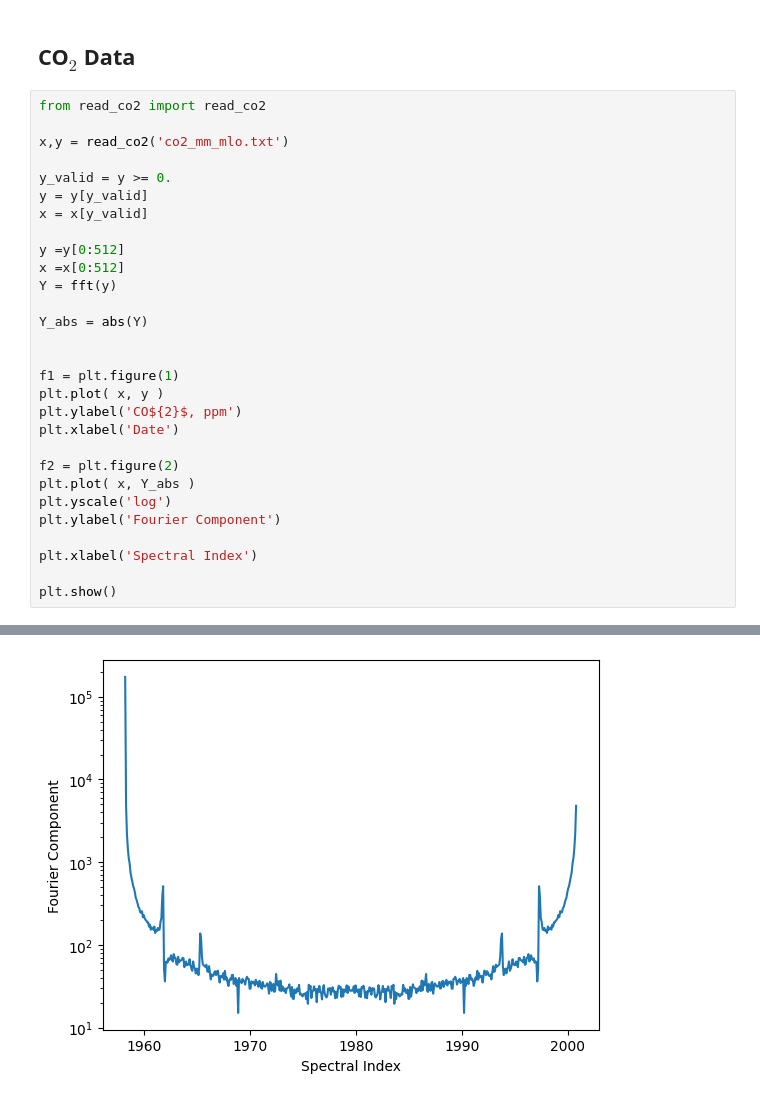
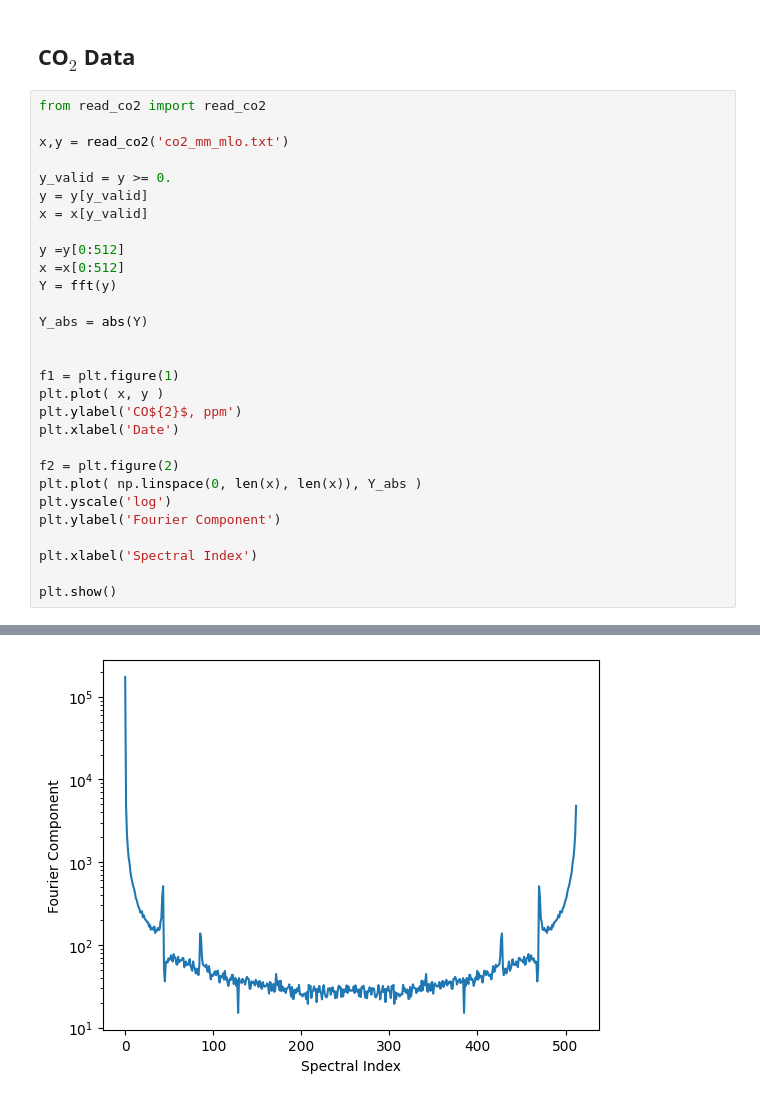
Before and after one commit to ubsuny/CompPhys, a Jupyter notebook: DataAnalysis/FFT/fft_test.ipynb, the cells around one changed output, grey strips where cells are left out. Drawn from its saved outputs; the diff is of its cells as text.

```diff
--- a/DataAnalysis/FFT/fft_test.ipynb
+++ b/DataAnalysis/FFT/fft_test.ipynb
@@ -56,32 +56,32 @@ plt.show()
 # %%
 from read_co2 import read_co2
 
 x,y = read_co2('co2_mm_mlo.txt')
 
 y_valid = y >= 0.
 y = y[y_valid]
 x = x[y_valid]
 
 y =y[0:512]
 x =x[0:512]
 Y = fft(y)
 
 Y_abs = abs(Y)
 
 
 f1 = plt.figure(1)
 plt.plot( x, y )
 plt.ylabel('CO${2}$, ppm')
 plt.xlabel('Date')
 
 f2 = plt.figure(2)
-plt.plot( x, Y_abs )
+plt.plot( np.linspace(0, len(x), len(x)), Y_abs )
 plt.yscale('log')
 plt.ylabel('Fourier Component')
 
 plt.xlabel('Spectral Index')
 
 plt.show()
 # %% [output]
 [figure]
-[figure, old version]
+[figure, new version]
```
